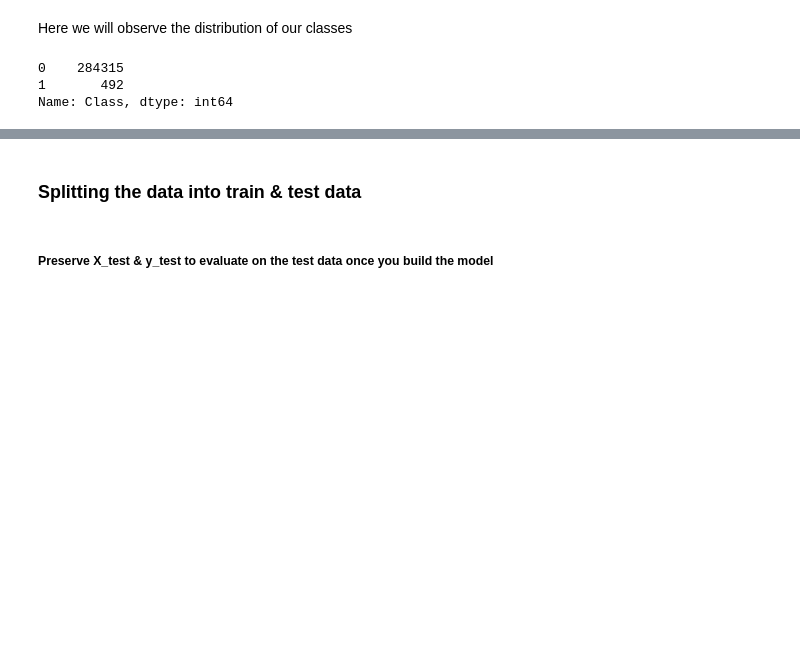
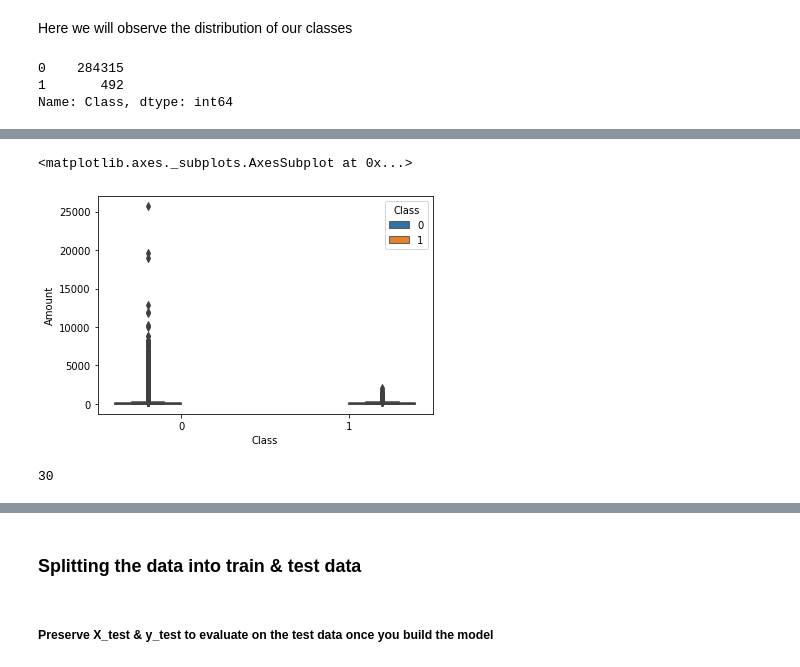
Before and after one commit to GaikwadChinmay/Credit-Card-Fraud-Detection, a Jupyter notebook: Credit Card Fraud Detection.ipynb, the cells around one changed output, grey strips where cells are left out. Cells and saved outputs as stored; diff of their text form; code cells hidden in the pictures; blank space fills up the shorter version.

```diff
--- a/Credit Card Fraud Detection.ipynb
+++ b/Credit Card Fraud Detection.ipynb
@@ -126,0 +141,13 @@ fig.show()
+# %%
+sns.boxplot(x=df['Class'], y=df['Amount'], hue=df['Class'])
+# %% [output]
+<matplotlib.axes._subplots.AxesSubplot at 0x...>
+[figure, added]
+# %%
+cols = df.columns
+cols = ['Time', 'V1', 'V2', 'V3', 'V4', 'V5', 'V6', 'V7', 'V8', 'V9', 'V10',
+       'V11', 'V12', 'V13', 'V14', 'V15', 'V16', 'V17', 'V18', 'V19', 'V20',
+       'V21', 'V22', 'V23', 'V24', 'V25', 'V26', 'V27', 'V28', 'Amount']
+len(cols)
+# %% [output]
+30
```
Also changed, not shown: parts of 15 cells of this notebook.
